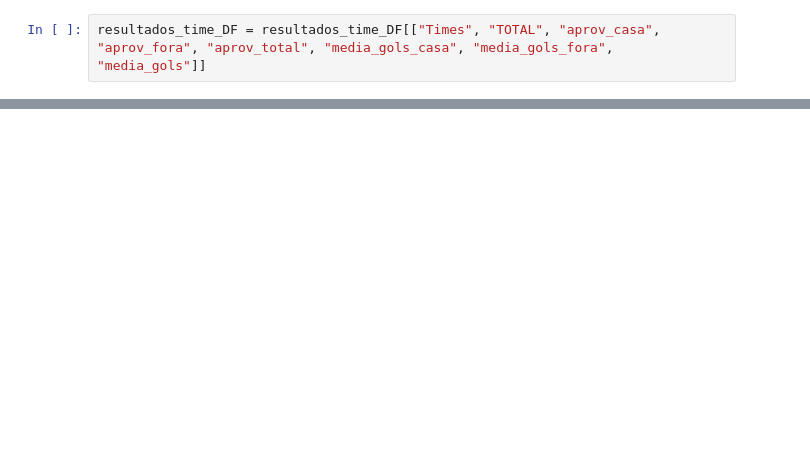
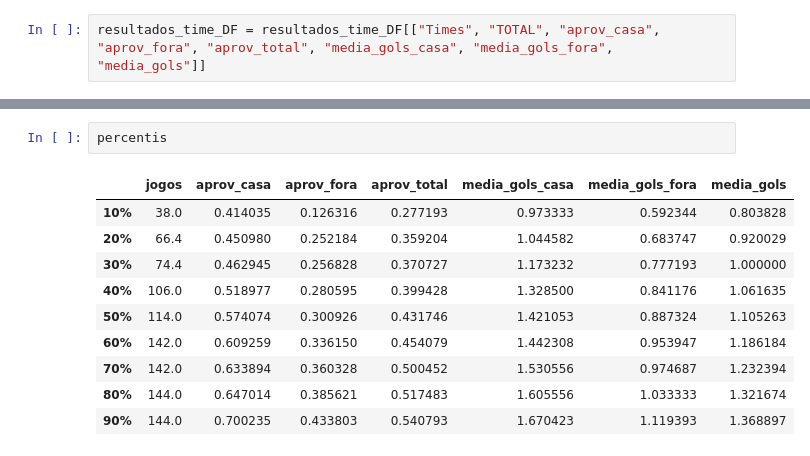
Before and after one commit to thiagozaranza/guru_da_bola, a Jupyter notebook: brasileirao.ipynb, the cells around one changed output, grey strips where cells are left out. Drawn from its saved outputs; the diff is of its cells as text; blank space fills up the shorter version.

```diff
--- a/brasileirao.ipynb
+++ b/brasileirao.ipynb
@@ -284,0 +314,13 @@ resultados_time_DF.sort_values(["aprov_total"], ascending = [0])
+# %%
+percentis
+# %% [output]
+|  | jogos | aprov_casa | aprov_fora | aprov_total | media_gols_casa | media_gols_fora | media_gols |
+| 10% | 38.0 | 0.414035 | 0.126316 | 0.277193 | 0.973333 | 0.592344 | 0.803828 |
+| 20% | 66.4 | 0.450980 | 0.252184 | 0.359204 | 1.044582 | 0.683747 | 0.920029 |
+| 30% | 74.4 | 0.462945 | 0.256828 | 0.370727 | 1.173232 | 0.777193 | 1.000000 |
+| 40% | 106.0 | 0.518977 | 0.280595 | 0.399428 | 1.328500 | 0.841176 | 1.061635 |
+| 50% | 114.0 | 0.574074 | 0.300926 | 0.431746 | 1.421053 | 0.887324 | 1.105263 |
+| 60% | 142.0 | 0.609259 | 0.336150 | 0.454079 | 1.442308 | 0.953947 | 1.186184 |
+| 70% | 142.0 | 0.633894 | 0.360328 | 0.500452 | 1.530556 | 0.974687 | 1.232394 |
+| 80% | 144.0 | 0.647014 | 0.385621 | 0.517483 | 1.605556 | 1.033333 | 1.321674 |
+| 90% | 144.0 | 0.700235 | 0.433803 | 0.540793 | 1.670423 | 1.119393 | 1.368897 |
```
Also changed, not shown: parts of 20 cells of this notebook.
